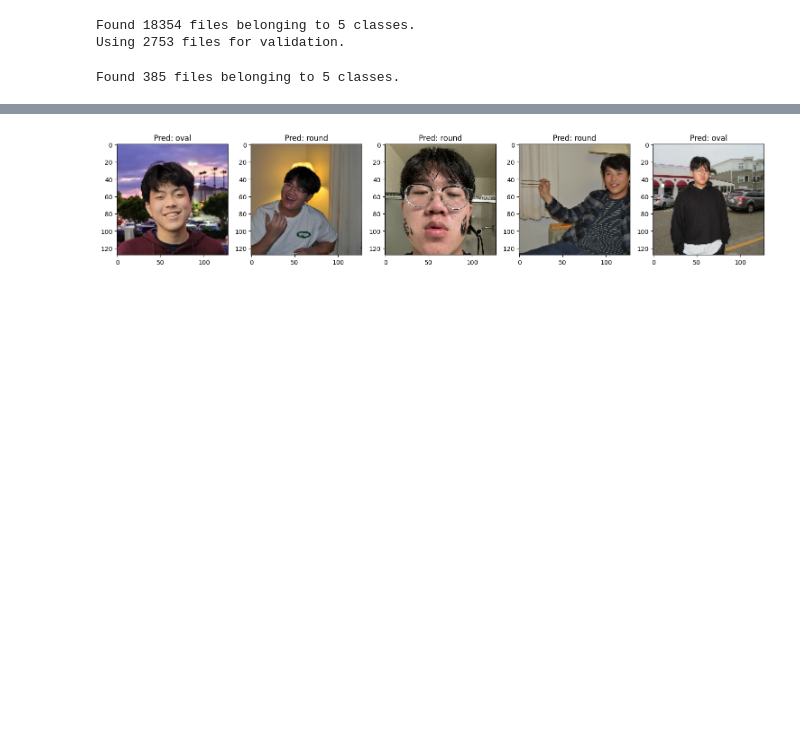
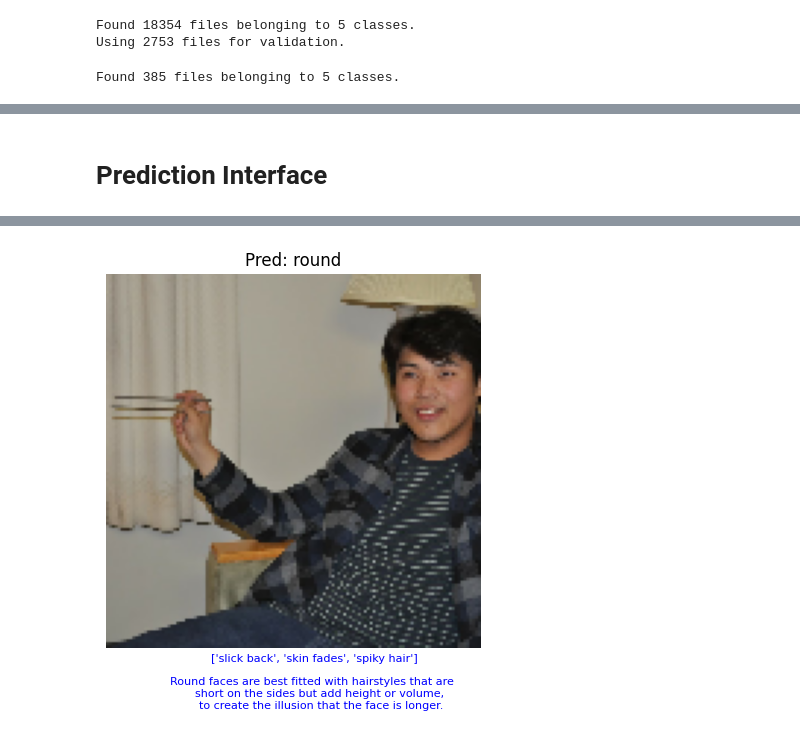
Before and after one commit to BaldoHado/ILikeYaCutBot, a Jupyter notebook: face_shape.ipynb, the cells around one changed output, grey strips where cells are left out. Saved outputs shown, nothing was run; the diff lists cells and outputs as text; code cells hidden in the pictures; blank space fills up the shorter version.

Commit message:
Update interfacing for face shape

```diff
--- a/face_shape.ipynb
+++ b/face_shape.ipynb
@@ -79,3 +78,15 @@ model.summary()
 # %%
-adam_opt = Adam(learning_rate=0.001)
-model.compile(loss='sparse_categorical_crossentropy',optimizer=adam_opt,metrics=['accuracy'])
+# adam_opt = Adam(learning_rate=0.001)
+# model.compile(loss='sparse_categorical_crossentropy',optimizer=adam_opt,metrics=['accuracy'])
+# model_checkpoint = keras.callbacks.ModelCheckpoint(
+
+#     filepath="model_chkpt.keras",
+
+#     save_best_only=True
+
+# )
+# early_stopping = keras.callbacks.EarlyStopping(
+#     monitor='val_loss',
+#     patience=5,
+#     restore_best_weights=True
+# )
@@ -93,3 +93,3 @@ early_stopping = keras.callbacks.EarlyStopping(
 # %%
-hist = model.fit(train_ds, batch_size=25, epochs=100, verbose=True, validation_data=val_ds, callbacks=[model_checkpoint, early_stopping])
+# hist = model.fit(train_ds, batch_size=25, epochs=100, verbose=True, validation_data=val_ds, callbacks=[model_checkpoint, early_stopping])
 # %%
@@ -105,27 +241,58 @@ mapping = {"0": "heart", "1": "oblong", "2": "oval", "3": "round", "4": "square"
+# %% [markdown]
+# Prediction Interface
 # %%
 import matplotlib.pyplot as plt
 import numpy as np
 
+mapping = {"0": "heart", "1": "oblong", "2": "oval", "3": "round", "4": "square"}
+
 manual_ds = keras.preprocessing.image_dataset_from_directory(
-    'manual/',
-    image_size=(128, 128),
-    crop_to_aspect_ratio=True,
-    seed=40)
+    "manual/", image_size=(128, 128), crop_to_aspect_ratio=True, seed=40
+)
 
-
+face_shapes = []
 
 for images, labels in manual_ds.take(1):
-    fig, axes = plt.subplots(1, images.shape[0], figsize=(15, 5))
-    for i in range(images.shape[0]):
-        image = images[i].numpy().astype('uint8')
+    num_images = images.shape[0]
+    if num_images > 1:
+        fig, axes = plt.subplots(1, num_images, figsize=(15, 5))
+    else:
+        fig, axes = plt.figure(figsize=(5, 5)), plt.gca()
+
+    for i in range(num_images):
+        image = images[i].numpy().astype("uint8")
         label = labels[i].numpy()
+        predicted_label = np.argmax(
+            model.predict(np.expand_dims(image, axis=0)), axis=1
+        )[0]
+        if num_images > 1:
+            ax = axes[i]
+        else:
+            ax = axes
+        img_display = ax.imshow(image)
+        prediction = mapping[str(predicted_label)]
+        ax.set_title(f"Pred: {prediction}")
+        face_shapes.append(prediction)
+        gender = input("Select gender: Male or Female")
+        if gender.lower() not in ["male", "female"]:
+            raise ValueError("Please select from male and female.")
+        recomm = get_optimal_hairstyle(gender, prediction)
+        formatted_text = f"""
+            {recomm["recommendations"]}\n
+            {recomm["explanation"]}
+        """
+        extent = img_display.get_extent()
+        ax.text(
+            (extent[0] + extent[1]) / 2,
+            extent[2] - 2,
+            formatted_text,
+            fontsize=8,
+            color="blue",
+            ha="center",
+            va="top",
+        )
+        ax.axis("off")
 
-        predicted_label = np.argmax(model.predict(np.expand_dims(image, axis=0)), axis=1)[0]
-
-        ax = axes[i]
-        ax.imshow(image)
-        ax.set_title(f"Pred: {mapping[str(predicted_label)]}")
-        face_shape = mapping[str(predicted_label)]
     plt.tight_layout()
     plt.show()
 # %% [output]
@@ -138 +301 @@ Found 5 files belonging to 1 classes.
-[figure, old version]
+[figure, new version]
```
Also changed, not shown: parts of 17 cells of this notebook, 2 other files.
